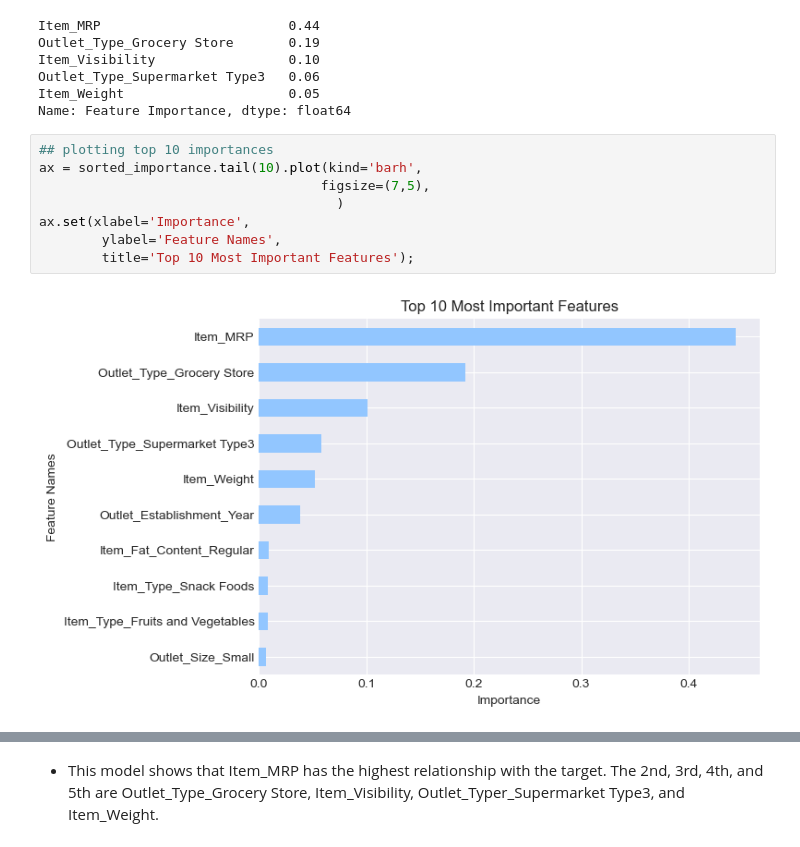
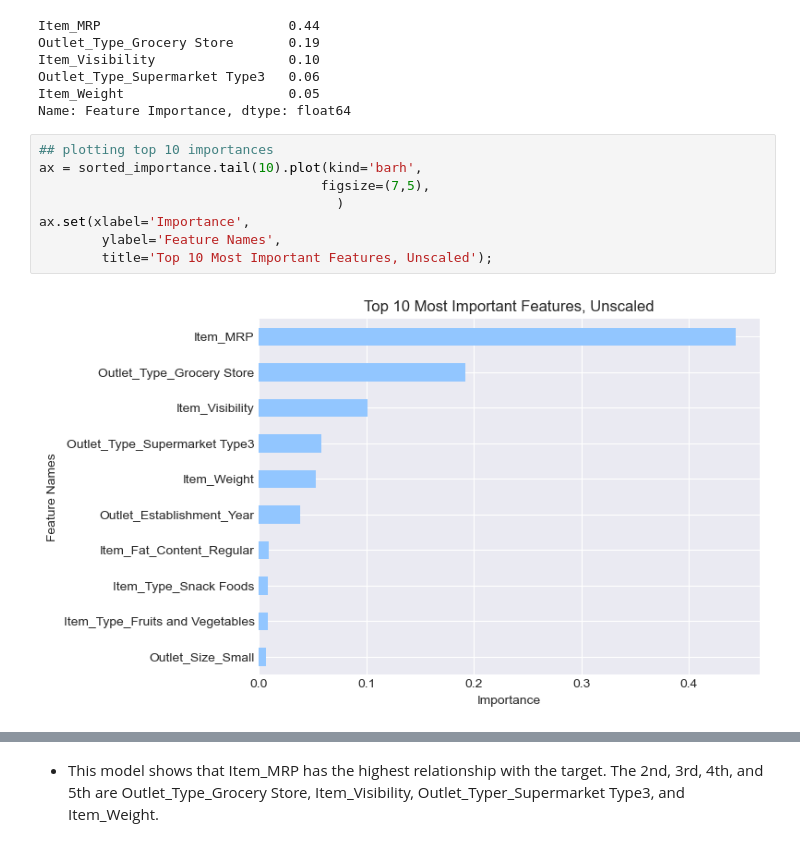
Before and after one commit to CaillahR/Importances-and-Coefficients, a Jupyter notebook: Part 1.ipynb, the cells around one changed output, grey strips where cells are left out. Drawn from its saved outputs; the diff is of its cells as text.

```diff
--- a/Part 1.ipynb
+++ b/Part 1.ipynb
@@ -1256,13 +1257,13 @@ Name: Feature Importance, dtype: float64
 # %%
 ## plotting top 10 importances
 ax = sorted_importance.tail(10).plot(kind='barh',
                                     figsize=(7,5),
                                       )
 ax.set(xlabel='Importance',
         ylabel='Feature Names',
-        title='Top 10 Most Important Features');
+        title='Top 10 Most Important Features, Unscaled');
 # %% [output]
-[figure, old version]
+[figure, new version]
 # %%
 ## using the ax to get the fig
 fig_ax = ax.get_figure()
```
Also changed, not shown: parts of 4 cells of this notebook.
